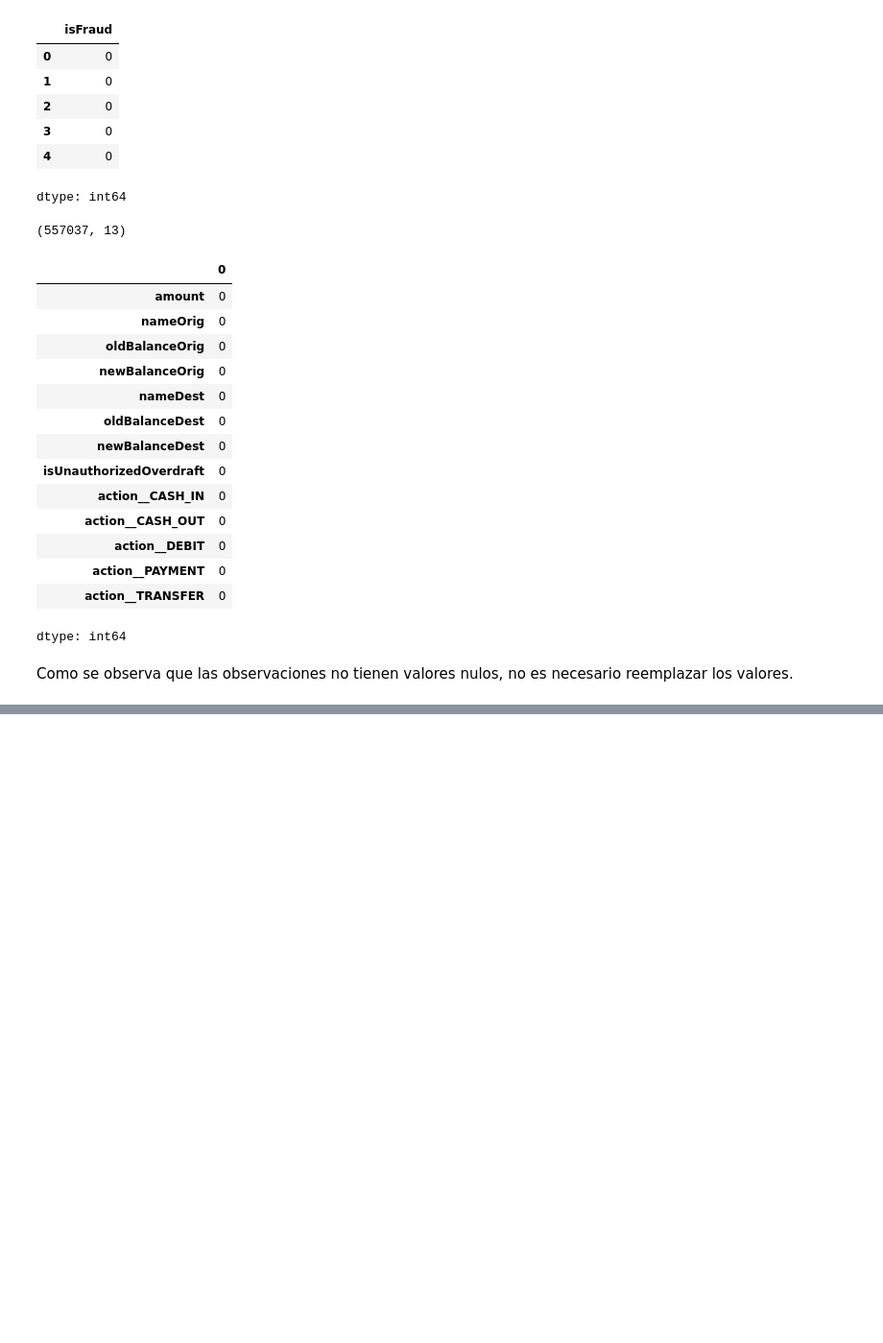
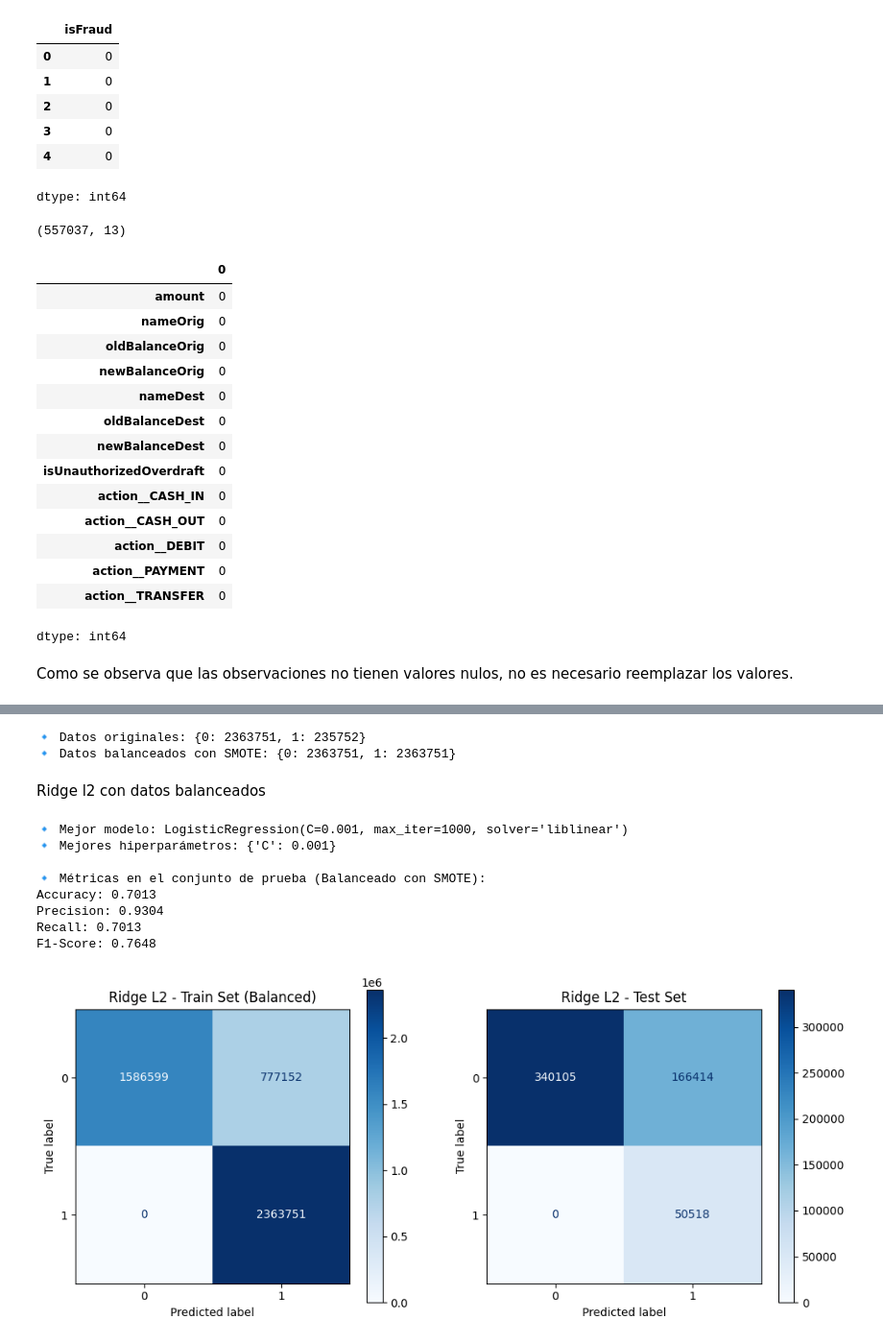
Before and after one commit to jechavarria12/Parcial_1_Fraude, a Jupyter notebook: Parcial_1_Fraude.ipynb, the cells around one changed output, grey strips where cells are left out. Shown: that part at 96% size. Saved outputs shown, nothing was run; the diff lists cells and outputs as text; code cells hidden in the pictures; blank space fills up the shorter version.

```diff
--- a/Parcial_1_Fraude.ipynb
+++ b/Parcial_1_Fraude.ipynb
@@ -414,0 +567,79 @@ ESTANDARIZACIÓN DATOS PRUEBA
+# %%
+from sklearn.linear_model import LogisticRegression
+from sklearn.model_selection import GridSearchCV
+from sklearn.metrics import accuracy_score, precision_score, recall_score, f1_score, confusion_matrix, ConfusionMatrixDisplay
+from imblearn.over_sampling import SMOTE
+import matplotlib.pyplot as plt
+
+# 1️⃣ Aplicar SMOTE al conjunto de entrenamiento
+smote = SMOTE(random_state=42)
+X_train_balanced, y_train_balanced = smote.fit_resample(X_train, y_train)
+
+print(f"\n🔹 Datos originales: {y_train.value_counts().to_dict()}")
+print(f"🔹 Datos balanceados con SMOTE: {y_train_balanced.value_counts().to_dict()}")
+# %% [output]
+🔹 Datos originales: {0: 2363751, 1: 235752}
+🔹 Datos balanceados con SMOTE: {0: 2363751, 1: 2363751}
+# %% [markdown]
+Ridge l2 con datos balanceados
+# %%
+# 2️⃣ Definir el modelo base con Ridge (L2)
+model = LogisticRegression(penalty='l2', solver='liblinear', max_iter=1000)
+
+# 3️⃣ Definir la grilla de hiperparámetros
+param_grid = {
+    'C': [0.001, 0.01, 0.1, 1, 10, 100]  # Inverso de la fuerza de regularización
+}
+
+# 4️⃣ Realizar búsqueda de hiperparámetros con los datos balanceados
+grid_search = GridSearchCV(model, param_grid, cv=3, scoring='accuracy', n_jobs=-1)
+grid_search.fit(X_train_balanced, y_train_balanced)
+
+# 5️⃣ Obtener el mejor modelo y sus hiperparámetros
+best_model = grid_search.best_estimator_
+best_params = grid_search.best_params_
+print(f"\n🔹 Mejor modelo: {best_model}")
+print(f"🔹 Mejores hiperparámetros: {best_params}")
+
+# 6️⃣ Realizar predicciones
+y_train_pred_balanced = best_model.predict(X_train_balanced)
+y_test_pred_balanced = best_model.predict(X_test)
+
+# 7️⃣ Calcular métricas
+accuracy = accuracy_score(y_test, y_test_pred_balanced)
+precision = precision_score(y_test, y_test_pred_balanced, average='weighted')
+recall = recall_score(y_test, y_test_pred_balanced, average='weighted')
+f1 = f1_score(y_test, y_test_pred_balanced, average='weighted')
+
+print("\n🔹 Métricas en el conjunto de prueba (Balanceado con SMOTE):")
+print(f"Accuracy: {accuracy:.4f}")
+print(f"Precision: {precision:.4f}")
+print(f"Recall: {recall:.4f}")
+print(f"F1-Score: {f1:.4f}")
+
+# 8️⃣ Mostrar matrices de confusión
+fig, axes = plt.subplots(1, 2, figsize=(12, 5))
+
+# Matriz de Confusión - Train (Balanceado)
+cm_train = confusion_matrix(y_train_balanced, y_train_pred_balanced)
+disp_train = ConfusionMatrixDisplay(confusion_matrix=cm_train)
+axes[0].set_title("Ridge L2 - Train Set (Balanced)")
+disp_train.plot(ax=axes[0], cmap='Blues', values_format='d')
+
+# Matriz de Confusión - Test
+cm_test = confusion_matrix(y_test, y_test_pred_balanced)
+disp_test = ConfusionMatrixDisplay(confusion_matrix=cm_test)
+axes[1].set_title("Ridge L2 - Test Set")
+disp_test.plot(ax=axes[1], cmap='Blues', values_format='d')
+
+plt.show()
+# %% [output]
+🔹 Mejor modelo: LogisticRegression(C=0.001, max_iter=1000, solver='liblinear')
+🔹 Mejores hiperparámetros: {'C': 0.001}
+
+🔹 Métricas en el conjunto de prueba (Balanceado con SMOTE):
+Accuracy: 0.7013
+Precision: 0.9304
+Recall: 0.7013
+F1-Score: 0.7648
+[figure, added]
```
Also changed, not shown: parts of 14 cells of this notebook.
